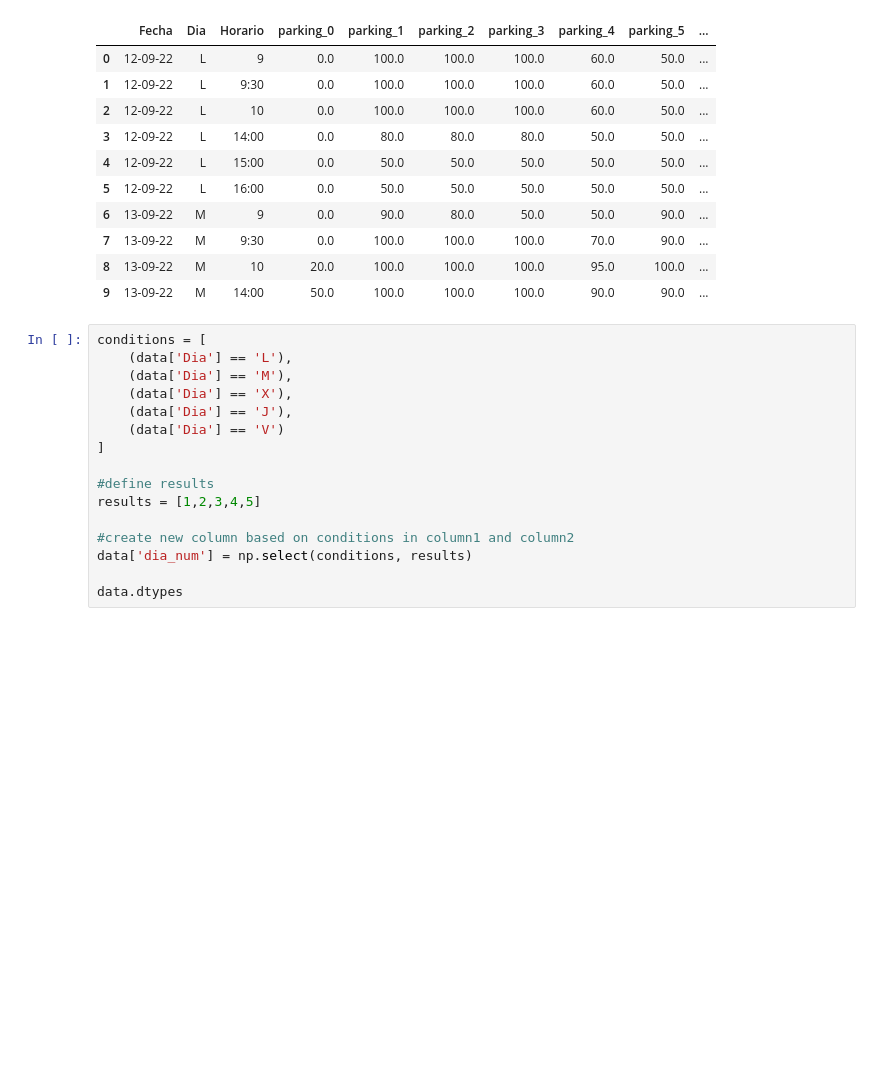
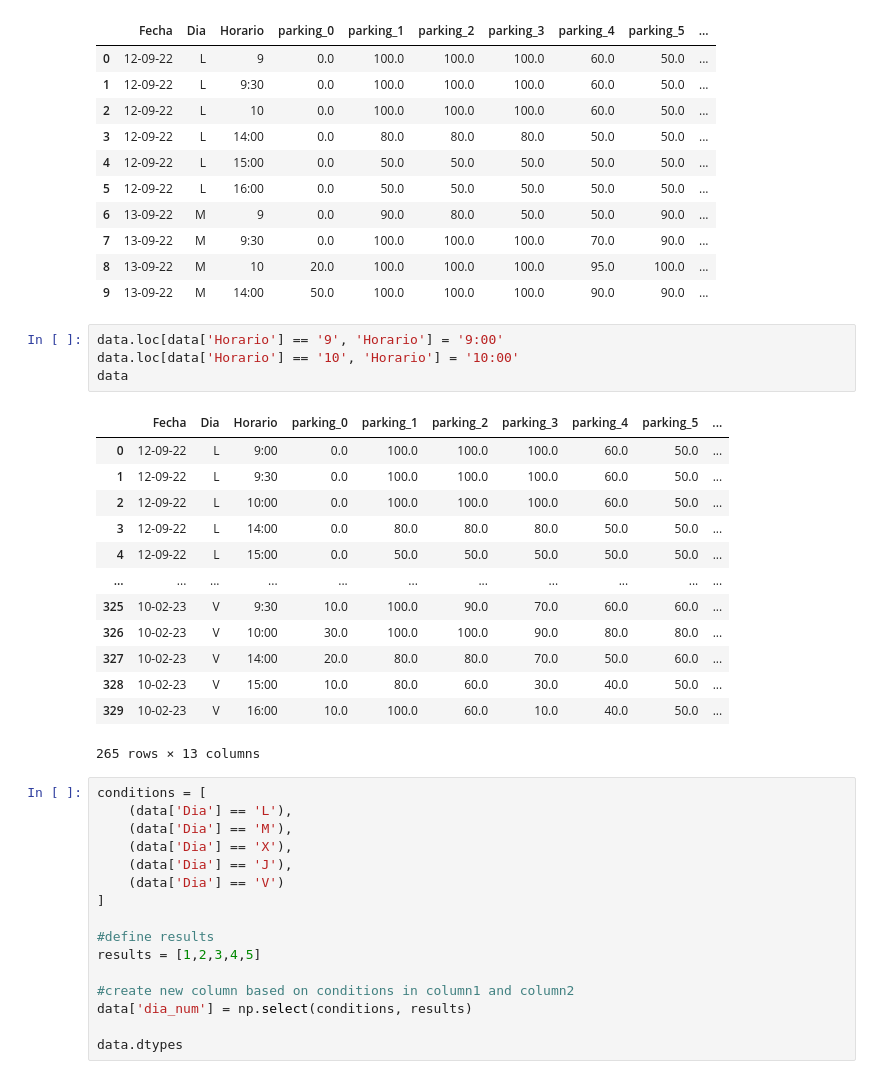
Before and after one commit to Ana-AlonsoCanizares/Practicas_Individuales, a Jupyter notebook: PI_parking.ipynb, the cells around one changed output. Drawn from its saved outputs; the diff is of its cells as text; blank space fills up the shorter version.

```diff
--- a/PI_parking.ipynb
+++ b/PI_parking.ipynb
@@ -39,6 +39,24 @@ data.head(10)
 | 7 | 13-09-22 | M | 9:30 | 0.0 | 100.0 | 100.0 | 100.0 | 70.0 | 90.0 | ... |
 | 8 | 13-09-22 | M | 10 | 20.0 | 100.0 | 100.0 | 100.0 | 95.0 | 100.0 | ... |
 | 9 | 13-09-22 | M | 14:00 | 50.0 | 100.0 | 100.0 | 100.0 | 90.0 | 90.0 | ... |
+# %%
+data.loc[data['Horario'] == '9', 'Horario'] = '9:00'
+data.loc[data['Horario'] == '10', 'Horario'] = '10:00'
+data
+# %% [output]
+|  | Fecha | Dia | Horario | parking_0 | parking_1 | parking_2 | parking_3 | parking_4 | parking_5 | ... |
+| 0 | 12-09-22 | L | 9:00 | 0.0 | 100.0 | 100.0 | 100.0 | 60.0 | 50.0 | ... |
+| 1 | 12-09-22 | L | 9:30 | 0.0 | 100.0 | 100.0 | 100.0 | 60.0 | 50.0 | ... |
+| 2 | 12-09-22 | L | 10:00 | 0.0 | 100.0 | 100.0 | 100.0 | 60.0 | 50.0 | ... |
+| 3 | 12-09-22 | L | 14:00 | 0.0 | 80.0 | 80.0 | 80.0 | 50.0 | 50.0 | ... |
+| 4 | 12-09-22 | L | 15:00 | 0.0 | 50.0 | 50.0 | 50.0 | 50.0 | 50.0 | ... |
+| ... | ... | ... | ... | ... | ... | ... | ... | ... | ... | ... |
+| 325 | 10-02-23 | V | 9:30 | 10.0 | 100.0 | 90.0 | 70.0 | 60.0 | 60.0 | ... |
+| 326 | 10-02-23 | V | 10:00 | 30.0 | 100.0 | 100.0 | 90.0 | 80.0 | 80.0 | ... |
+| 327 | 10-02-23 | V | 14:00 | 20.0 | 80.0 | 80.0 | 70.0 | 50.0 | 60.0 | ... |
+| 328 | 10-02-23 | V | 15:00 | 10.0 | 80.0 | 60.0 | 30.0 | 40.0 | 50.0 | ... |
+| 329 | 10-02-23 | V | 16:00 | 10.0 | 100.0 | 60.0 | 10.0 | 40.0 | 50.0 | ... |
+265 rows × 13 columns
 # %%
 conditions = [
     (data['Dia'] == 'L'),
```
Also changed, not shown: parts of 3 cells of this notebook.
